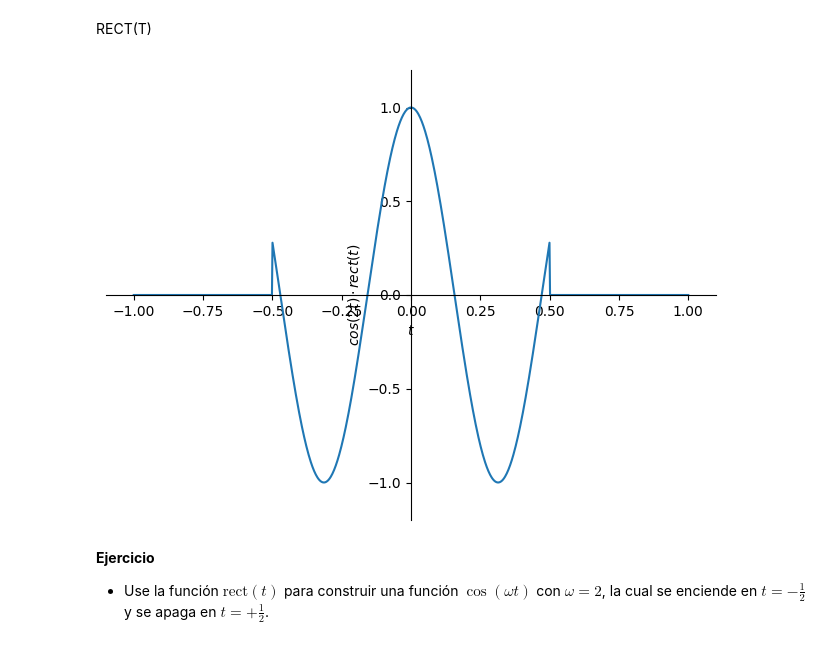
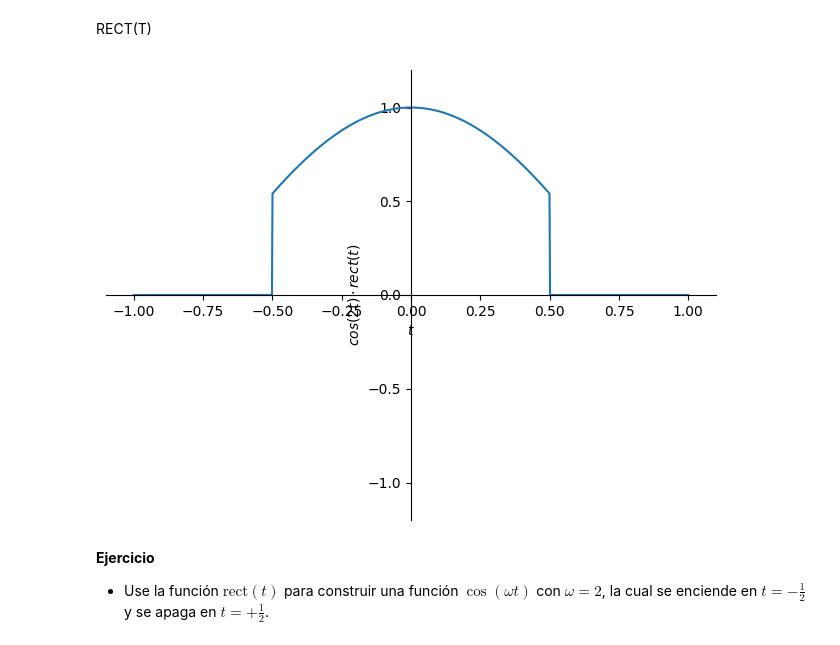
Before and after one commit to jovelascom/SYS, a Jupyter notebook: Copy_of_S_estandar_Velasco.ipynb, the cells around one changed output. Saved outputs shown, nothing was run; the diff lists cells and outputs as text; code cells hidden in the pictures.

```diff
--- a/Copy_of_S_estandar_Velasco.ipynb
+++ b/Copy_of_S_estandar_Velasco.ipynb
@@ -312,17 +312,17 @@ RECT(T)
 # %%
 class rect(sym.Function):  # clase/objeto tipo sympy
     @classmethod  # decorador objeto
     def eval(cls, arg):
         return sym.Heaviside(arg + sym.S.Half) - sym.Heaviside(arg - sym.S.Half)
 
 # Definir la función cos(wt) multiplicada por la ventana rectangular
-w=2
-func = rect(t) * sym.cos(10 * t)
+w=2 #Al modificar la velocidad angular se puede visualizar una mayor proporción de la señal propuesta.
+func = rect(t) * sym.cos(w * t)
 
 # Graficar la función
 sym.plot(func, (t, -1, 1), ylim=[-1.2, 1.2], ylabel=r'$cos(2t) \cdot rect(t)$');
 # %% [output]
-[figure, old version]
+[figure, new version]
 # %% [markdown]
 **Ejercicio**
 
```
Also changed, not shown: parts of 6 cells of this notebook.
